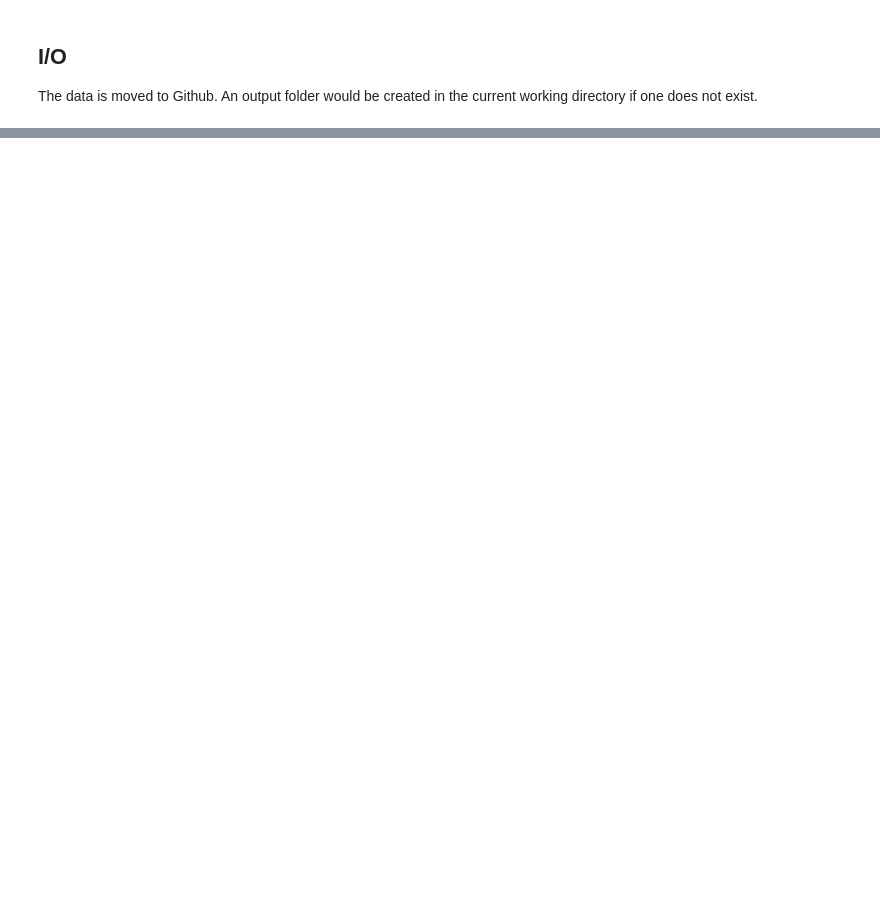
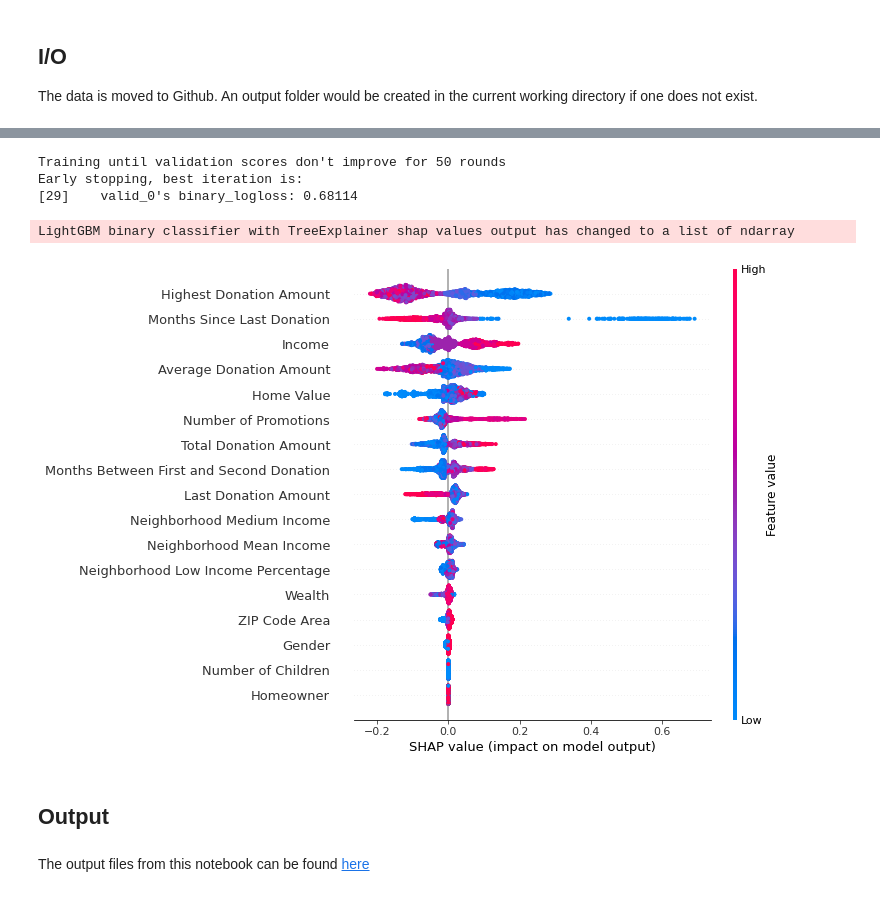
Before and after one commit to lokdoesdata/syracuse-assorted, a Jupyter notebook: ist_652/homework_1/lok_ngan_homework_1.ipynb, the cells around one changed output, grey strips where cells are left out. Cells and saved outputs as stored; diff of their text form; code cells hidden in the pictures; blank space fills up the shorter version.

Commit message:
added homework1

```diff
--- a/ist_652/homework_1/lok_ngan_homework_1.ipynb
+++ b/ist_652/homework_1/lok_ngan_homework_1.ipynb
@@ -245,0 +249,28 @@ A copy of the output file can be obtained [here](https://raw.githubusercontent.c
+# %%
+X = df.drop(['Donated'], axis=1)
+y = df['Donated']
+
+X_train, X_test, y_train, y_test = train_test_split(X, y, test_size=0.3, random_state=652)
+lgb_train= lgb.Dataset(X_train, label=y_train)
+lgb_test = lgb.Dataset(X_test, label=y_test)
+# %%
+params = {
+    'max_bin': 512,
+    'boosting_type': 'gbdt',
+    'objective': 'binary',
+    'learning_rate': 0.05,
+    'metric': 'binary_logloss',
+    'num_leaves': 10,
+    'verbose': -1,
+    'min_data': 100
+}
+
+model = lgb.train(params, lgb_train, valid_sets=[lgb_test], early_stopping_rounds=50, verbose_eval=-1)
+# %% [output]
+Training until validation scores don't improve for 50 rounds
+Early stopping, best iteration is:
+[29]    valid_0's binary_logloss: 0.68114
+# %%
+shap_values = shap.TreeExplainer(model).shap_values(X)
+# %% [output]
+LightGBM binary classifier with TreeExplainer shap values output has changed to a list of ndarray
@@ -245,0 +279,7 @@ A copy of the output file can be obtained [here](https://raw.githubusercontent.c
+# %%
+shap.summary_plot(shap_values[1], X.astype('float'), show=False)
+plt.savefig(OUTPUT_PATH.joinpath('shap.png'), dpi=200, bbox_inches='tight')
+# %% [output]
+[figure, added]
+# %% [markdown]
+## Output
@@ -245,0 +291,2 @@ A copy of the output file can be obtained [here](https://raw.githubusercontent.c
+# %% [markdown]
+The output files from this notebook can be found [here](https://github.com/lokdoesdata/syracuse-assorted/tree/main/ist_652/homework_1/output)
```
Also changed, not shown: parts of 54 cells of this notebook, 6 other files.
